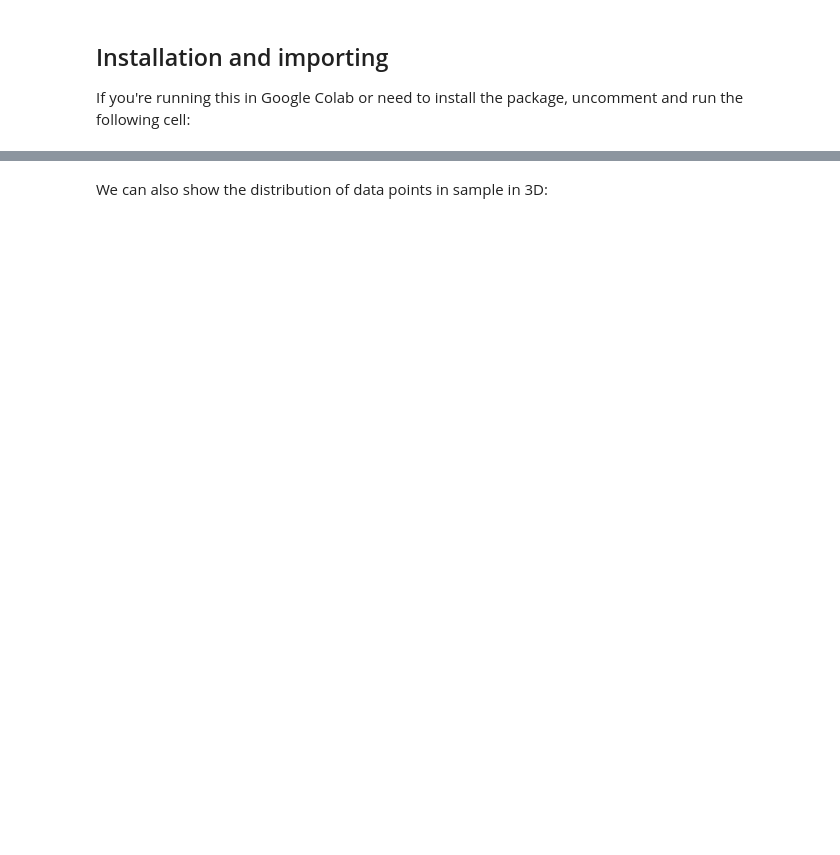
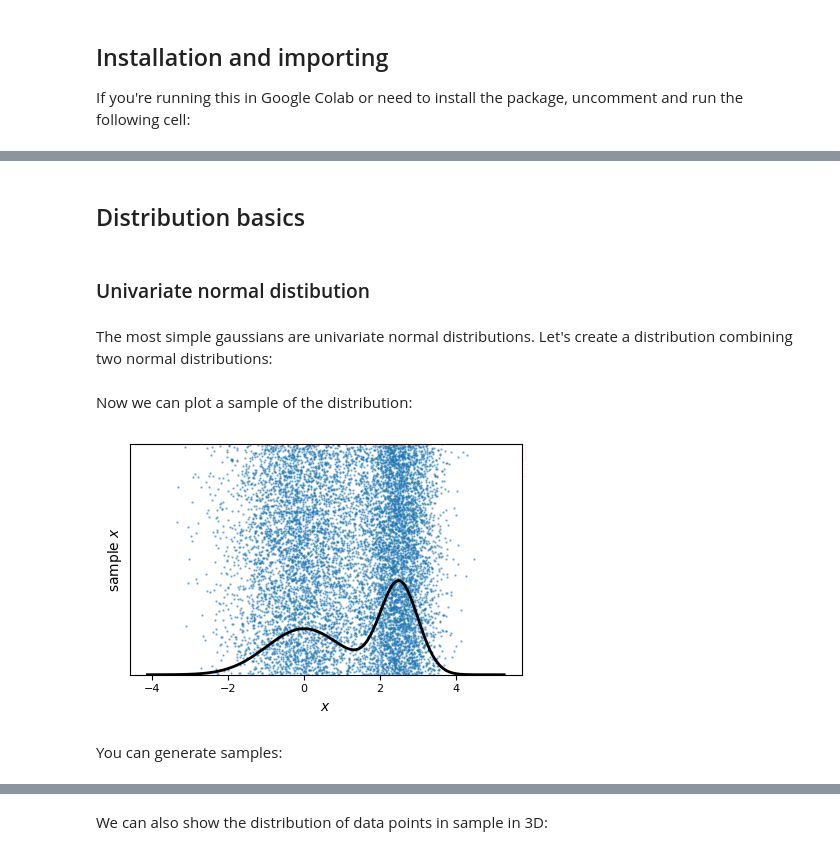
Before and after one commit to seap-udea/multimin, a Jupyter notebook: examples/multimin_quickstart.ipynb, the cells around one changed output, grey strips where cells are left out. Saved outputs shown, nothing was run; the diff lists cells and outputs as text; code cells hidden in the pictures; blank space fills up the shorter version.

Commit message:
[FEAT] Manipulation of univariate gaussian distributions

```diff
--- a/examples/multimin_quickstart.ipynb
+++ b/examples/multimin_quickstart.ipynb
@@ -41,0 +40,25 @@ Parameters of the Multivariate Gaussian Distribution:
+# %% [markdown]
+## Distribution basics
+# %% [markdown]
+### Univariate normal distibution
+# %% [markdown]
+The most simple gaussians are univariate normal distributions. Let's create a distribution combining two normal distributions:
+# %%
+CMND = mn.ComposedMultiVariateNormal(
+    mus=[0.0, 2.5],
+    Sigmas=[1.0, 0.25],
+    weights=[0.5, 0.5]
+)
+# %% [markdown]
+Now we can plot a sample of the distribution:
+# %%
+G = CMND.plot_sample(
+    props=["x"],
+    sargs=dict(s=0.5, alpha=0.5),
+    figsize=3
+)
+plt.savefig('gallery/quickstart_univariate_sample_hist.png')
+# %% [output]
+[figure, added]
+# %% [markdown]
+You can generate samples:
```
Also changed, not shown: parts of 53 cells of this notebook, 35 other files.
